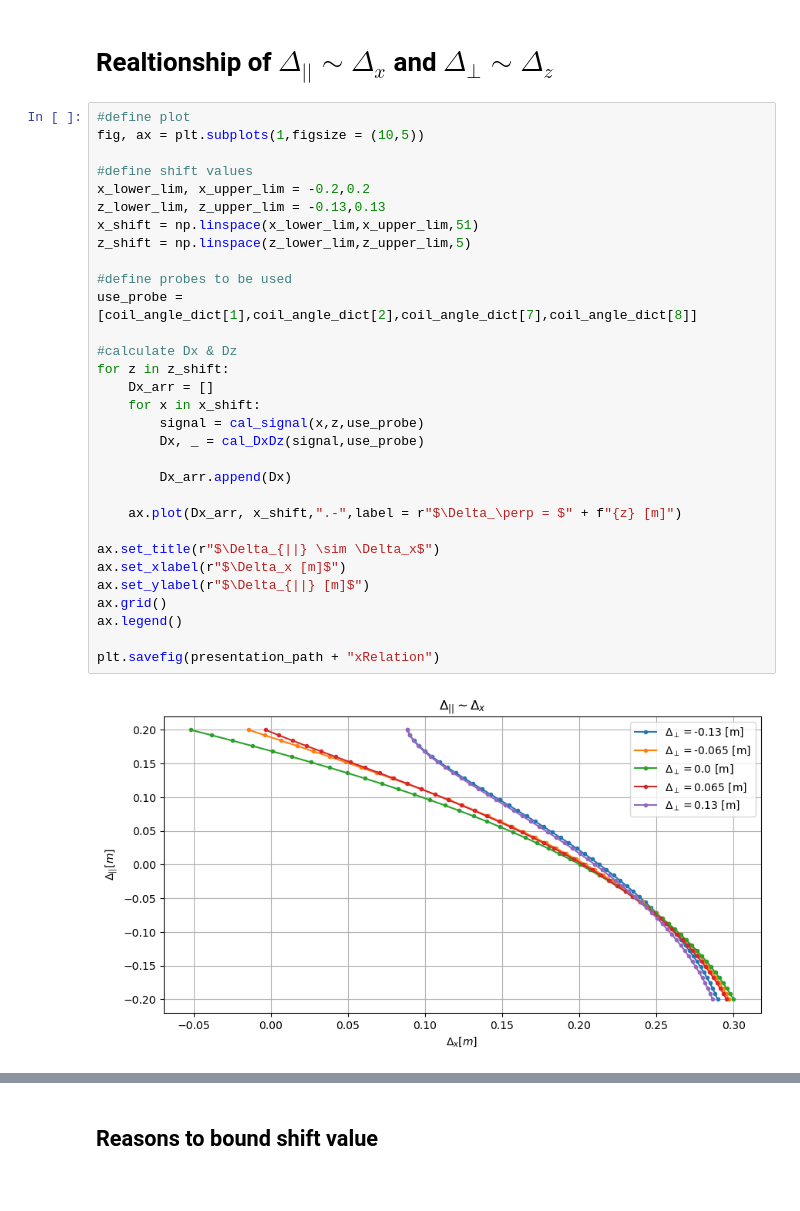
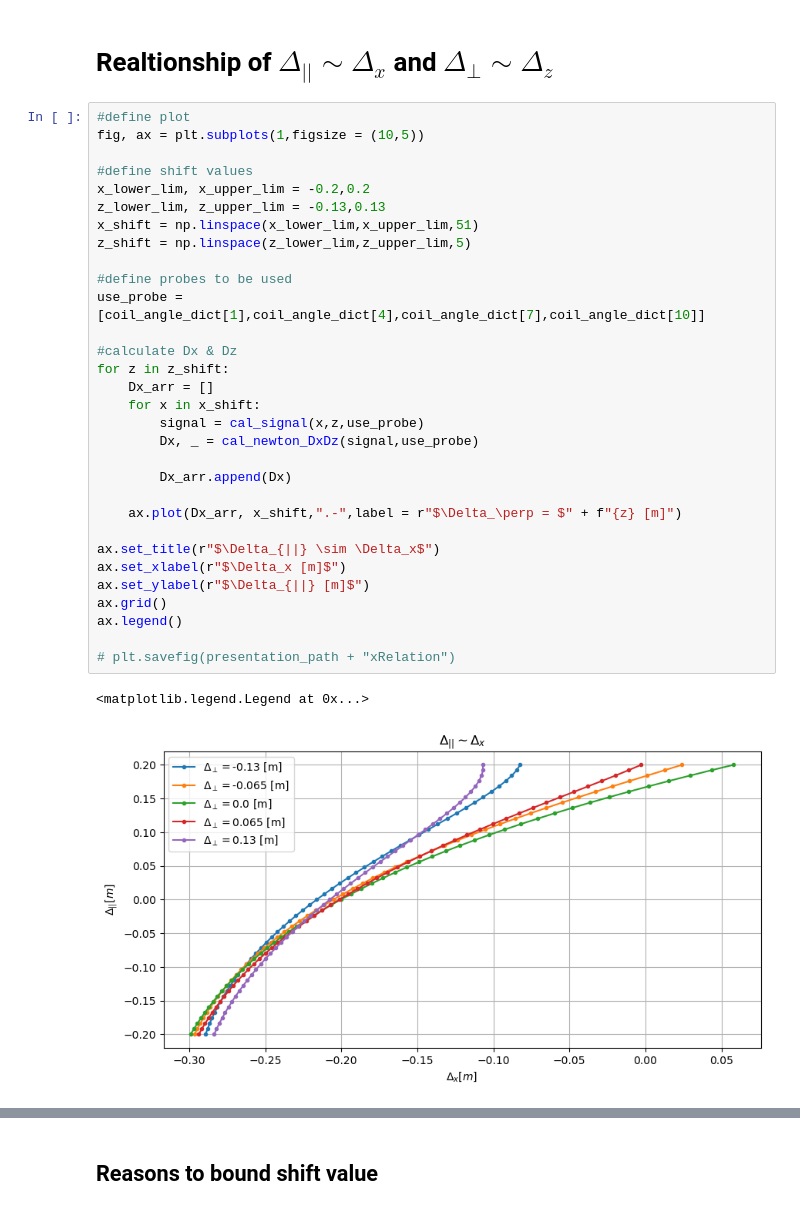
Before and after one commit to P-Attapon/TT1PlasmaColumnPosition, a Jupyter notebook: presentationPlotting.ipynb, the cells around one changed output, grey strips where cells are left out. Cells and saved outputs as stored; diff of their text form.

```diff
--- a/presentationPlotting.ipynb
+++ b/presentationPlotting.ipynb
@@ -16,36 +16,37 @@ presentation_path = r"C:\Users\pitit\Documents\01_MUIC_work\ICPY 441 Senior proj
 # %%
 #define plot
 fig, ax = plt.subplots(1,figsize = (10,5))
 
 #define shift values
 x_lower_lim, x_upper_lim = -0.2,0.2
 z_lower_lim, z_upper_lim = -0.13,0.13
 x_shift = np.linspace(x_lower_lim,x_upper_lim,51)
 z_shift = np.linspace(z_lower_lim,z_upper_lim,5)
 
 #define probes to be used
-use_probe = [coil_angle_dict[1],coil_angle_dict[2],coil_angle_dict[7],coil_angle_dict[8]]
+use_probe = [coil_angle_dict[1],coil_angle_dict[4],coil_angle_dict[7],coil_angle_dict[10]]
 
 #calculate Dx & Dz
 for z in z_shift:
     Dx_arr = []
     for x in x_shift:
         signal = cal_signal(x,z,use_probe)
-        Dx, _ = cal_DxDz(signal,use_probe)
+        Dx, _ = cal_newton_DxDz(signal,use_probe)
 
         Dx_arr.append(Dx)
 
     ax.plot(Dx_arr, x_shift,".-",label = r"$\Delta_\perp = $" + f"{z} [m]")
 
 ax.set_title(r"$\Delta_{||} \sim \Delta_x$")
 ax.set_xlabel(r"$\Delta_x [m]$")
 ax.set_ylabel(r"$\Delta_{||} [m]$")
 ax.grid()
 ax.legend()
 
-plt.savefig(presentation_path + "xRelation")
+# plt.savefig(presentation_path + "xRelation")
 # %% [output]
+<matplotlib.legend.Legend at 0x...>
-[figure, old version]
+[figure, new version]
 # %%
 #define plot
 fig, ax = plt.subplots(1,figsize = (10,5))
```
Also changed, not shown: parts of 2 cells of this notebook, 23 other files.
